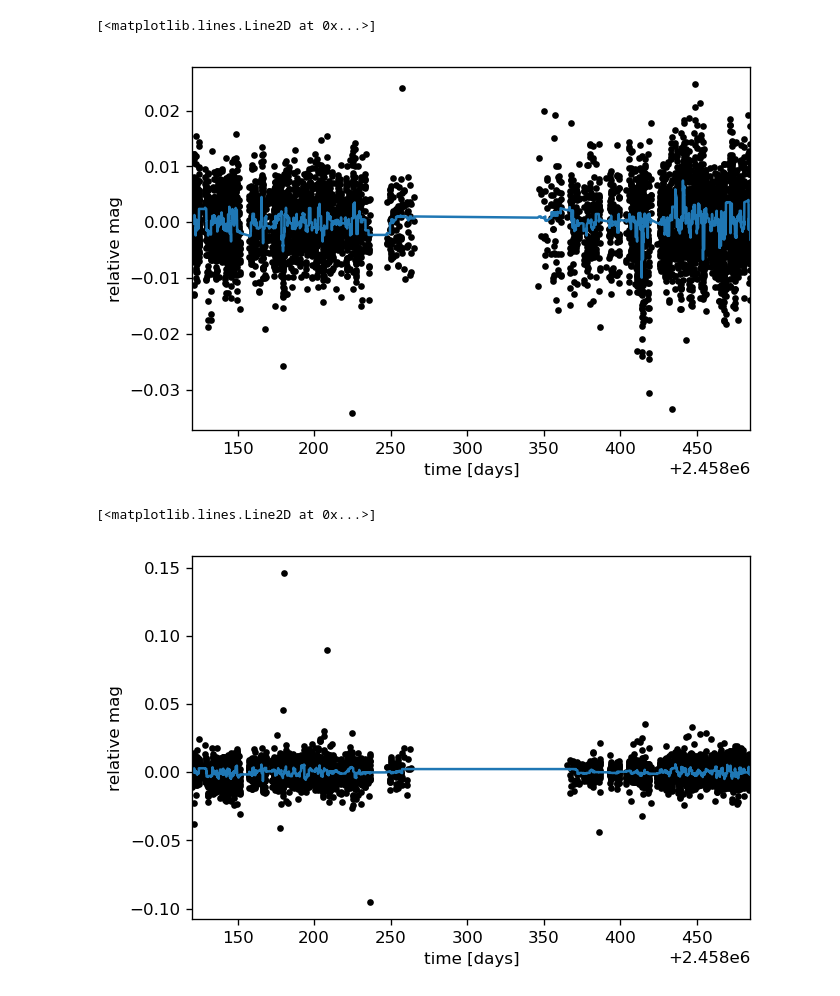
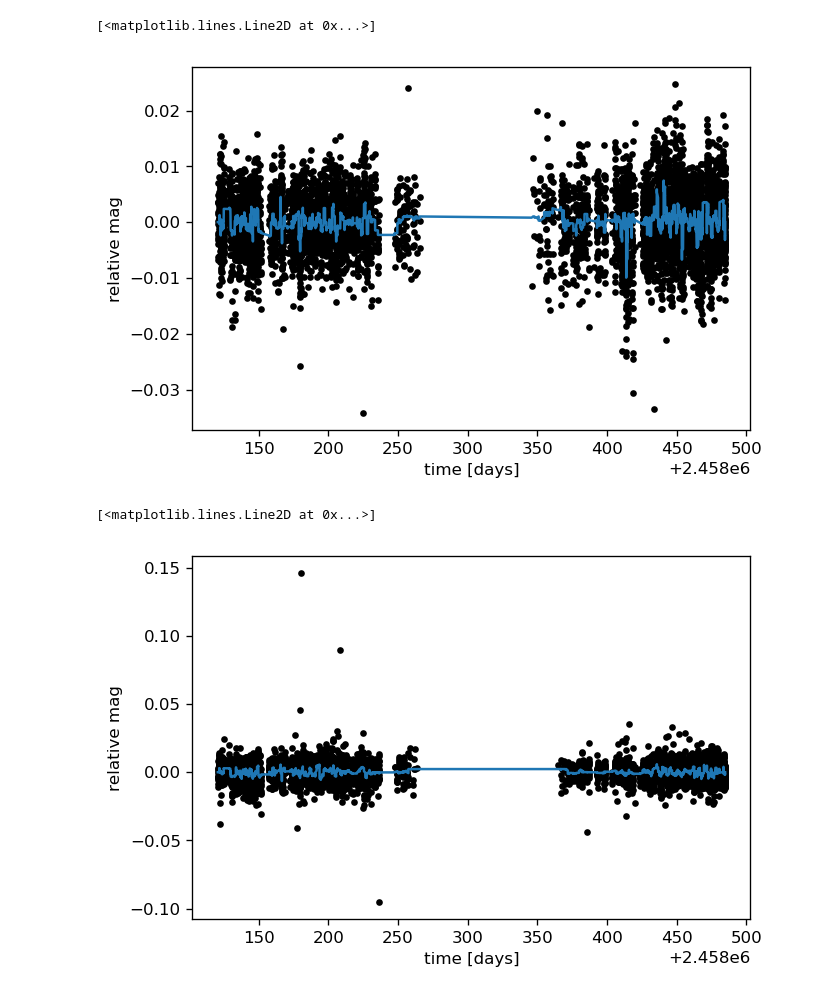
Before and after one commit to ruoyanwangdr/Dectection-of-Bright-Transiting-Exoplanet-with-MASCARA-TESS, a Jupyter notebook: mascara_tess_2017081.ipynb, the cells around one changed output. Drawn from its saved outputs; the diff is of its cells as text; code cells hidden in the pictures.

```diff
--- a/mascara_tess_2017081.ipynb
+++ b/mascara_tess_2017081.ipynb
@@ -42,8 +42,10 @@ def get_lightcurves(mascara_data, ascc):
 
     return lc, lstidx
 
-lss_lc, lss_idx_season = get_lightcurves(mascara_data_LSS, '2017081')
-lsc_lc, lsc_idx_season = get_lightcurves(mascara_data_LSC, '2017081')
+lss_lc, lss_lstidx_season = get_lightcurves(mascara_data_LSS, '2017081')
+lsc_lc, lsc_lstidx_season = get_lightcurves(mascara_data_LSC, '2017081')
+#lse_lc, lse_lstidx_season = get_lightcurves(mascara_data_LSE, '2017081')
+#lsw_lc, lsw_lstidx_season = get_lightcurves(mascara_data_LSW, '2017081')
 # %%
 def collect_data(lc, idx):
     jd = []
@@ -54,10 +56,11 @@ def collect_data(lc, idx):
     for i in range(len(idx)):
         index.append(idx[i])
 
-    return np.concatenate(jd) * u.d , np.concatenate(index)
+    return np.concatenate(jd) , np.concatenate(index)
 
-lss_jd, lss_lstidx = collect_data(lss_lc, lss_idx_season)
-lsc_jd, lsc_lstidx = collect_data(lsc_lc, lss_idx_season)
+lss_jd, lss_lstidx = collect_data(lss_lc, lss_lstidx_season)
+lsc_jd, lsc_lstidx = collect_data(lsc_lc, lsc_lstidx_season)
+#lse_jd, lse_lstidx = collect_data(lse_lc, lse_lstidx_season)
 # %%
 ### Secondary data calibriation on MASCARA by Local linear method.
 
@@ -164,24 +167,25 @@ lss_mag = sec_cali(lss_lc)
 lsc_mag = sec_cali(lsc_lc)
 # %%
 fig, ax = plt.subplots(1, 1, sharex=True, figsize=(6, 4))
-ax.plot(lss_jd, lss_mag, ".k")
-ax.set_xlim(lss_jd.min().value, lss_jd.max().value)
+ax.plot(lss_jd*u.d, lss_mag, ".k")
+#ax.set_xlim(lss_jd.min().value, lss_jd.max().value)
 ax.set_xlabel("time [days]")
 ax.set_ylabel("relative mag");
 
 from scipy.signal import medfilt
 
 trend = medfilt(lss_mag, 45)
 mu = np.median(lss_mag)
 
 plt.plot(lss_jd, trend)
+#plt.gca().invert_yaxis()
 # %% [output]
 [<matplotlib.lines.Line2D at 0x...>]
-[figure, old version]
+[figure, new version]
 # %%
 fig, ax = plt.subplots(1, 1, sharex=True, figsize=(6, 4))
-ax.plot(lsc_jd, lsc_mag, ".k")
-ax.set_xlim(lsc_jd.min().value, lsc_jd.max().value)
+ax.plot(lsc_jd*u.d, lsc_mag, ".k")
+#ax.set_xlim(lsc_jd.min().value, lsc_jd.max().value)
 ax.set_xlabel("time [days]")
 ax.set_ylabel("relative mag");
 
@@ -191,6 +195,7 @@ trend = medfilt(lsc_mag, 45)
 mu = np.median(lsc_mag)
 
 plt.plot(lsc_jd, trend)
+#plt.gca().invert_yaxis()
 # %% [output]
 [<matplotlib.lines.Line2D at 0x...>]
-[figure, old version]
+[figure, new version]
```
Also changed, not shown: parts of 24 cells of this notebook.
